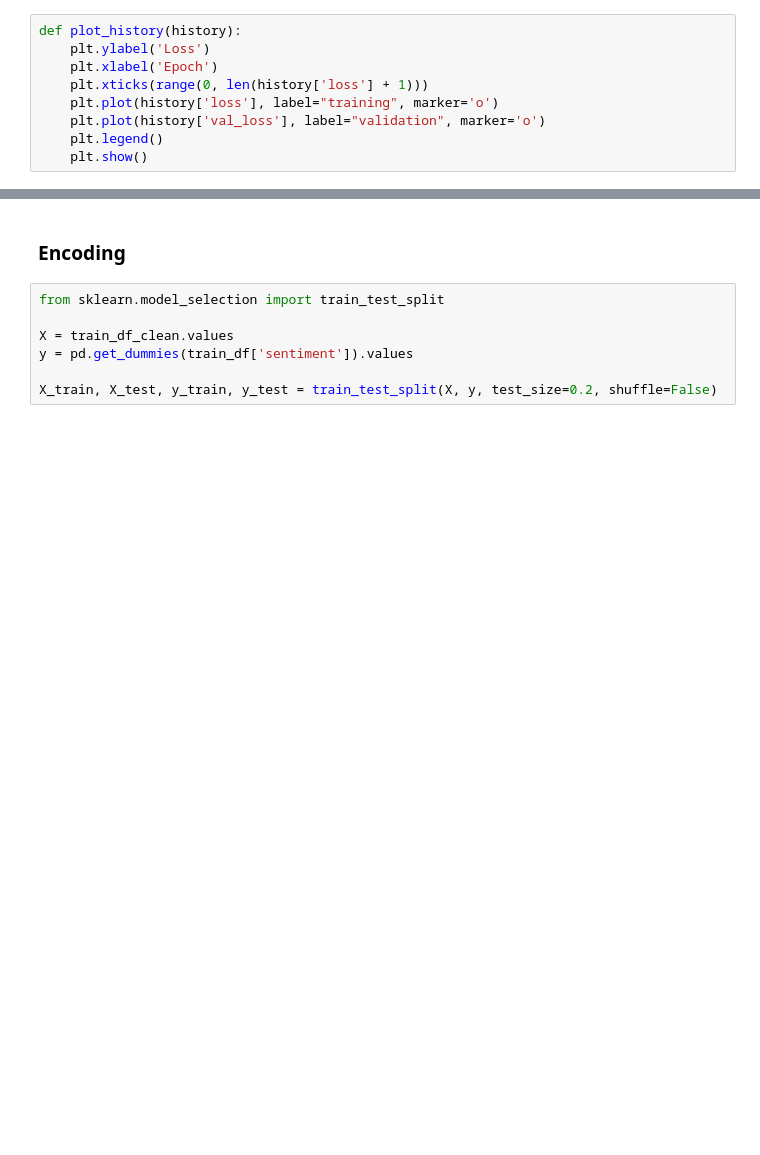
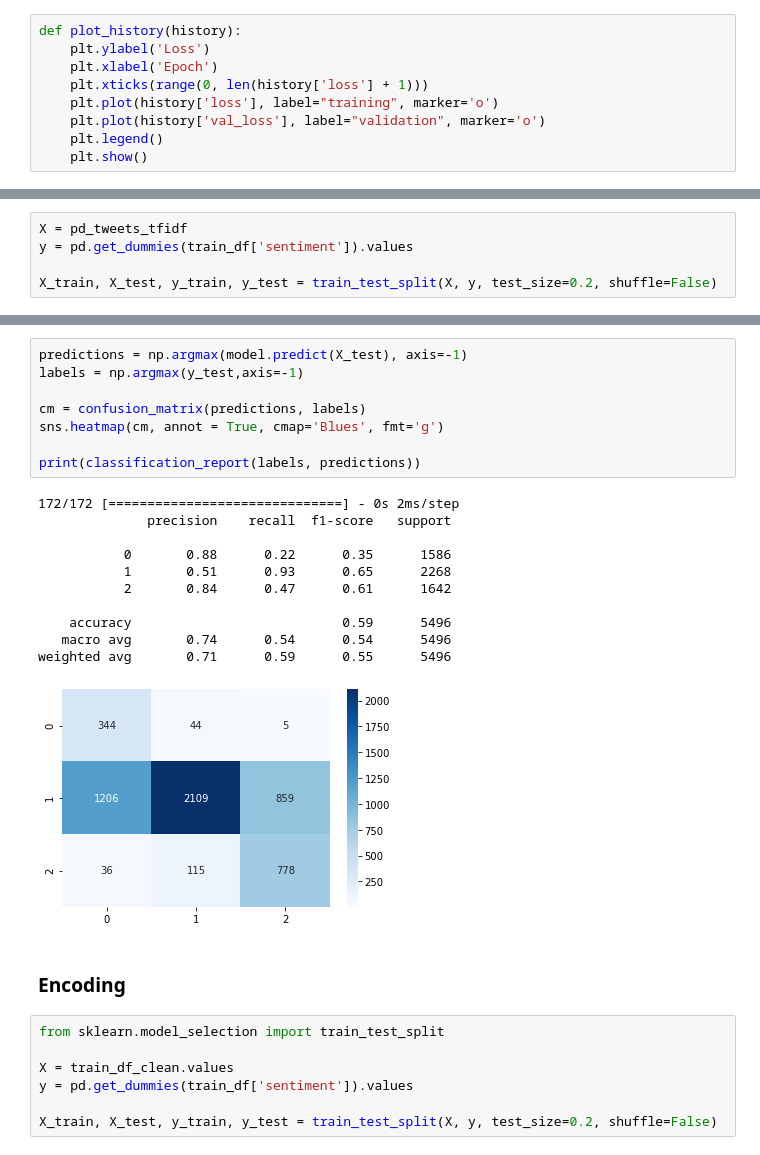
Before and after one commit to David-Tong/W207-Final-Project-2022, a Jupyter notebook: Tweet Sentiment Extraction/Tweet_Sentiment_Extraction_Analysis.ipynb, the cells around one changed output, grey strips where cells are left out. Cells and saved outputs as stored; diff of their text form; blank space fills up the shorter version.

```diff
--- a/Tweet Sentiment Extraction/Tweet_Sentiment_Extraction_Analysis.ipynb
+++ b/Tweet Sentiment Extraction/Tweet_Sentiment_Extraction_Analysis.ipynb
@@ -539,0 +542,5 @@ def plot_history(history):
+# %%
+X = pd_tweets_tfidf
+y = pd.get_dummies(train_df['sentiment']).values
+
+X_train, X_test, y_train, y_test = train_test_split(X, y, test_size=0.2, shuffle=False)
@@ -540,3 +601,23 @@ def plot_history(history):
+# %%
+predictions = np.argmax(model.predict(X_test), axis=-1)
+labels = np.argmax(y_test,axis=-1)
+
+cm = confusion_matrix(predictions, labels)
+sns.heatmap(cm, annot = True, cmap='Blues', fmt='g')
+
+print(classification_report(labels, predictions))
+# %% [output]
+172/172 [==============================] - 0s 2ms/step
+              precision    recall  f1-score   support
+
+           0       0.88      0.22      0.35      1586
+           1       0.51      0.93      0.65      2268
+           2       0.84      0.47      0.61      1642
+
+    accuracy                           0.59      5496
+   macro avg       0.74      0.54      0.54      5496
+weighted avg       0.71      0.59      0.55      5496
+[figure, added]
 # %% [markdown]
 ### Encoding
 # %%
```
Also changed, not shown: parts of 39 cells of this notebook.
